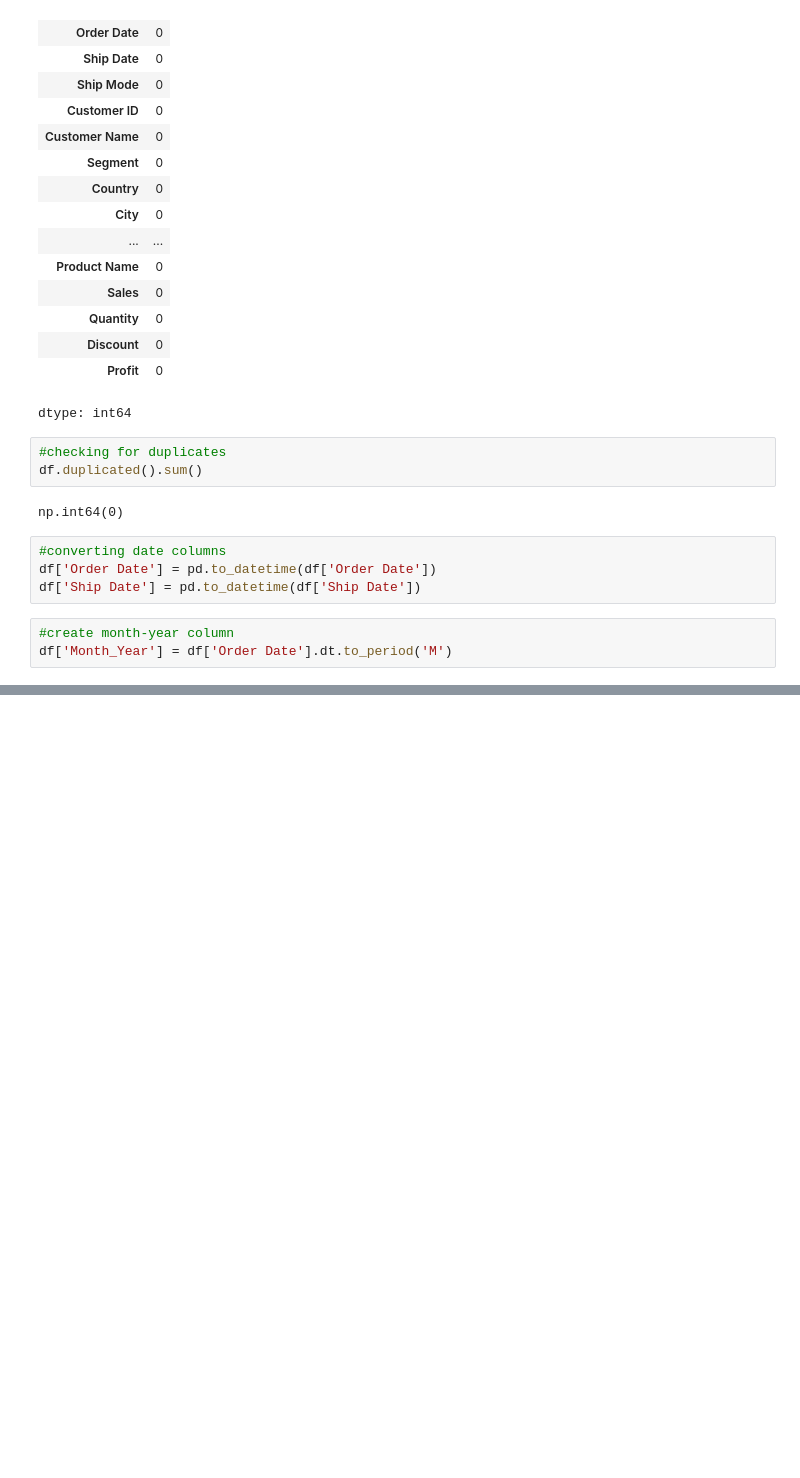
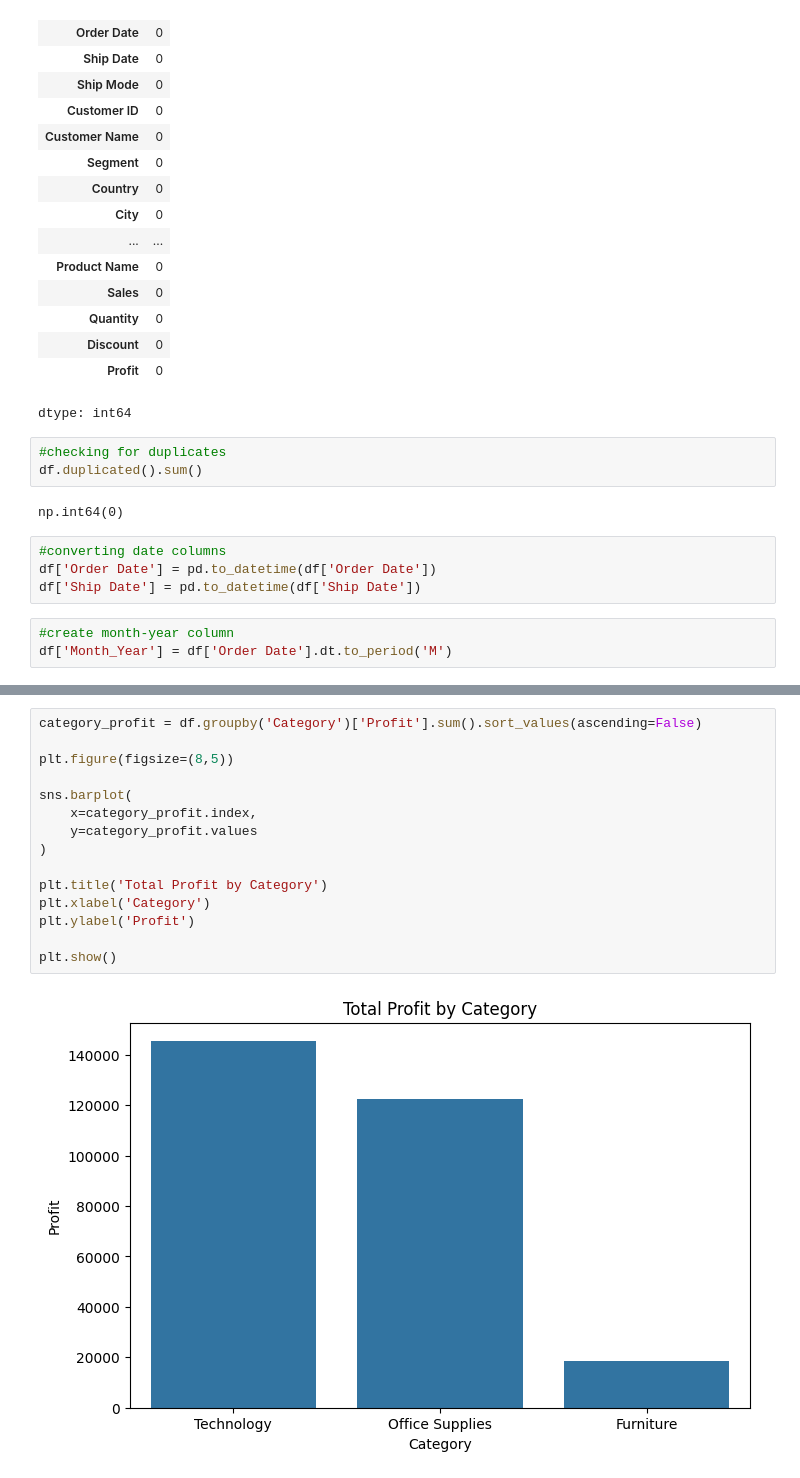
Before and after one commit to akshara-git17/synent-task5-sales-data-analysis-akshara_dave, a Jupyter notebook: Task5_Sales_Data_Analysis.ipynb, the cells around one changed output, grey strips where cells are left out. Saved outputs shown, nothing was run; the diff lists cells and outputs as text; blank space fills up the shorter version.

```diff
--- a/Task5_Sales_Data_Analysis.ipynb
+++ b/Task5_Sales_Data_Analysis.ipynb
@@ -171,0 +213,17 @@ df['Month_Year'] = df['Order Date'].dt.to_period('M')
+# %%
+category_profit = df.groupby('Category')['Profit'].sum().sort_values(ascending=False)
+
+plt.figure(figsize=(8,5))
+
+sns.barplot(
+    x=category_profit.index,
+    y=category_profit.values
+)
+
+plt.title('Total Profit by Category')
+plt.xlabel('Category')
+plt.ylabel('Profit')
+
+plt.show()
+# %% [output]
+[figure, added]
```
Also changed, not shown: parts of 30 cells of this notebook.
